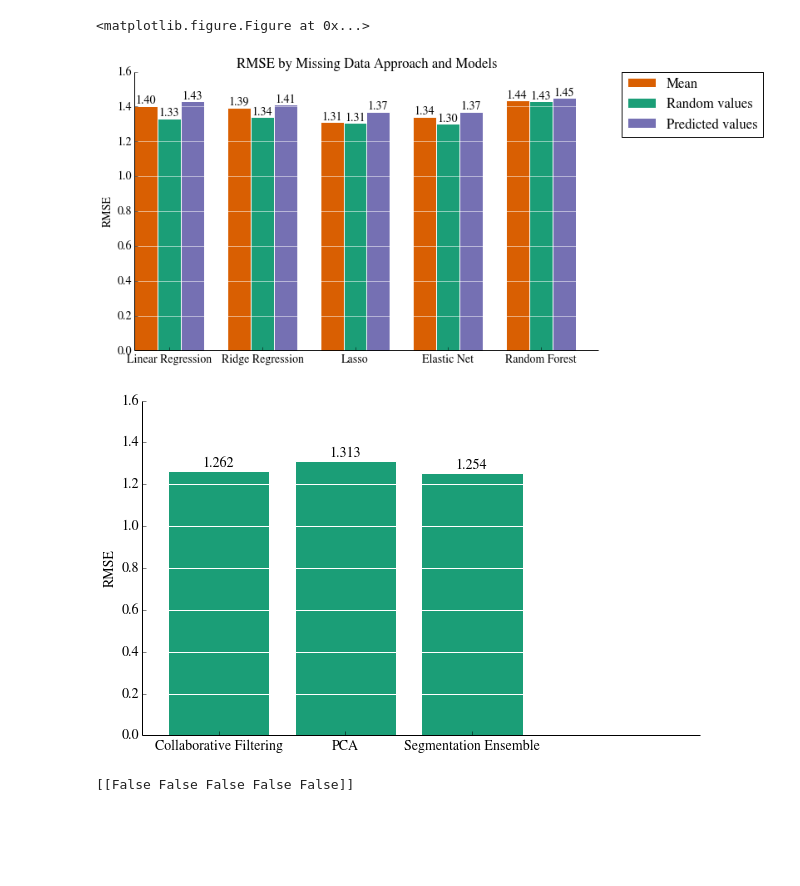
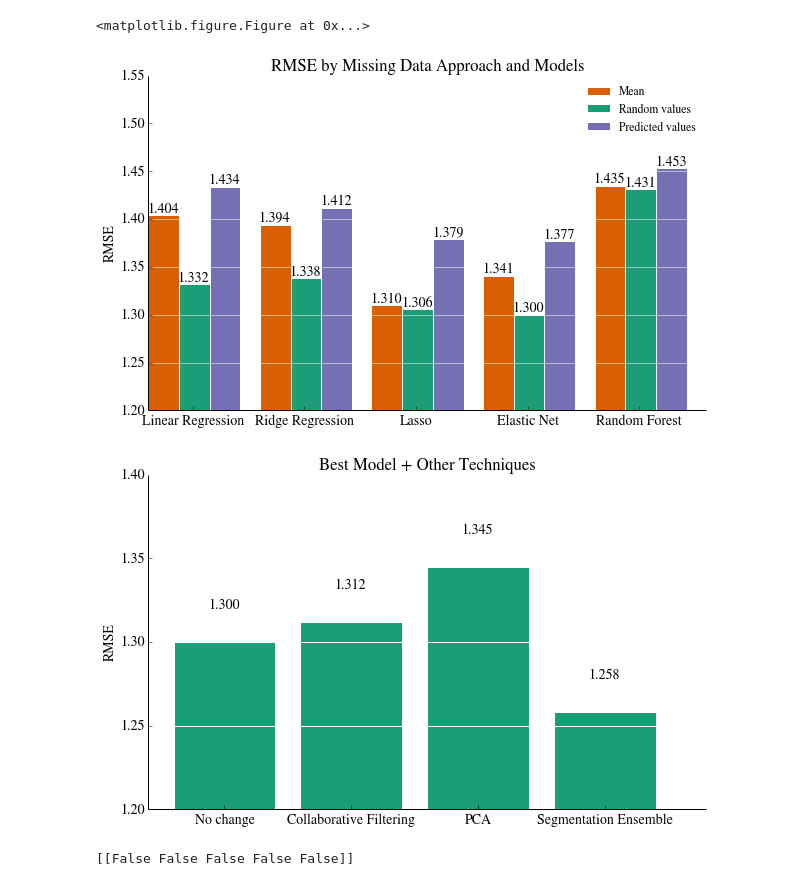
Before and after one commit to s-ramaswamy/CS-229-project, a Jupyter notebook: Visualizations.ipynb, the cells around one changed output. Cells and saved outputs as stored; diff of their text form; code cells hidden in the pictures; blank space fills up the shorter version.

Commit message:
updated figures on poster

```diff
--- a/Visualizations.ipynb
+++ b/Visualizations.ipynb
@@ -275,45 +275,47 @@ N = 5
 fullRMSE = [1.404,1.394,1.310,1.341,1.435]
 
 ind = np.arange(N)  # the x locations for the groups
-width = 0.25       # the width of the bars
+width = 0.275       # the width of the bars
 
 fig, ax = plt.subplots()
 rects1 = ax.bar(ind, fullRMSE, width, color=dark2_colors[1])
 
 splitRMSE = [1.332,1.338,1.306,1.300,1.431]
 rects2 = ax.bar(ind+width, splitRMSE, width, color=dark2_colors[0])
 
-randRMSE = [1.43,1.41,1.37,1.37,1.45]
+randRMSE = [1.434,1.412,1.379,1.377,1.453]
 rects3 = ax.bar(ind+2*width, randRMSE, width, color=dark2_colors[2])
 
 # add some text for labels, title and axes ticks
 ax.set_ylabel('RMSE')
 ax.set_title('RMSE by Missing Data Approach and Models')
 ax.set_xticks(ind+width+0.125)
 ax.set_xticklabels(('Linear Regression', 'Ridge Regression', 'Lasso', 'Elastic Net', 'Random Forest') )
-# ax.legend((rects1[0], rects2[0], rects3[0]), ('Replace with mean', 'Replace with random values','Predict values'))
-ax.legend((rects1[0], rects2[0], rects3[0]), ('Mean', 'Random values','Predicted values'),bbox_to_anchor=(1.05, 1), loc=2, borderaxespad=0. )
+ax.legend((rects1[0], rects2[0], rects3[0]), ('Mean', 'Random values','Predicted values'), fontsize = 'small', frameon = False)
+# ax.legend((rects1[0], rects2[0], rects3[0]), ('Mean', 'Random values','Predicted values'),bbox_to_anchor=(1.05, 1), loc=2, borderaxespad=0. )
 
 def autolabel(rects):
     # attach some text labels
     for rect in rects:
         height = rect.get_height()
-        ax.text(rect.get_x()+rect.get_width()/2., height, '%.2f'%height,
+        ax.text(rect.get_x()+rect.get_width()/2., height, '%.3f'%height,
                 ha='center', va='bottom')
 
 autolabel(rects1)
 autolabel(rects2)
 autolabel(rects3)
 plt.grid(axis = 'y', color ='white', linestyle='-')
+plt.ylim(1.2,1.55)
+leg = plt.legend()
 remove_border()
 # %% [output]
-[figure, old version]
+[figure, new version]
 # %%
-# visualize the 3 methods +
-percentages = np.array([1.262, 1.313, 1.254 ])
+# visualize the 3 methods
+percentages = np.array([1.300, 1.312, 1.345, 1.258 ])
 width = 0.4
-ind = np.array(range(1,4))
-labels = ['Collaborative Filtering','PCA','Segmentation Ensemble']
+ind = np.array(range(1,5))
+labels = ['No change','Collaborative Filtering','PCA','Segmentation Ensemble']
 
 barlist = plt.bar(ind, percentages)
 plt.grid(axis='y', color='white', linestyle='-', lw=1)
@@ -323,13 +325,14 @@ fmt = plt.ScalarFormatter(useOffset=False)
 plt.gca().xaxis.set_major_formatter(fmt)
 plt.xlim(0.8, 5.2)
 plt.xticks(ind+width, labels)
-plt.ylim(0, 1.6)
+plt.ylim(1.2, 1.4)
+plt.title('Best Model + Other Techniques')
 remove_border()
 
 for x, y in zip(ind, percentages):
     plt.annotate(("%.3f") % y, (x+width, y + .02), ha='center')
 # %% [output]
-[figure, old version]
+[figure, new version]
 # %%
 def not_so_quick_train(block):
     block.replace([np.inf, -np.inf], np.nan)
```
Also changed, not shown: parts of 1 cell of this notebook, 2 other files.
